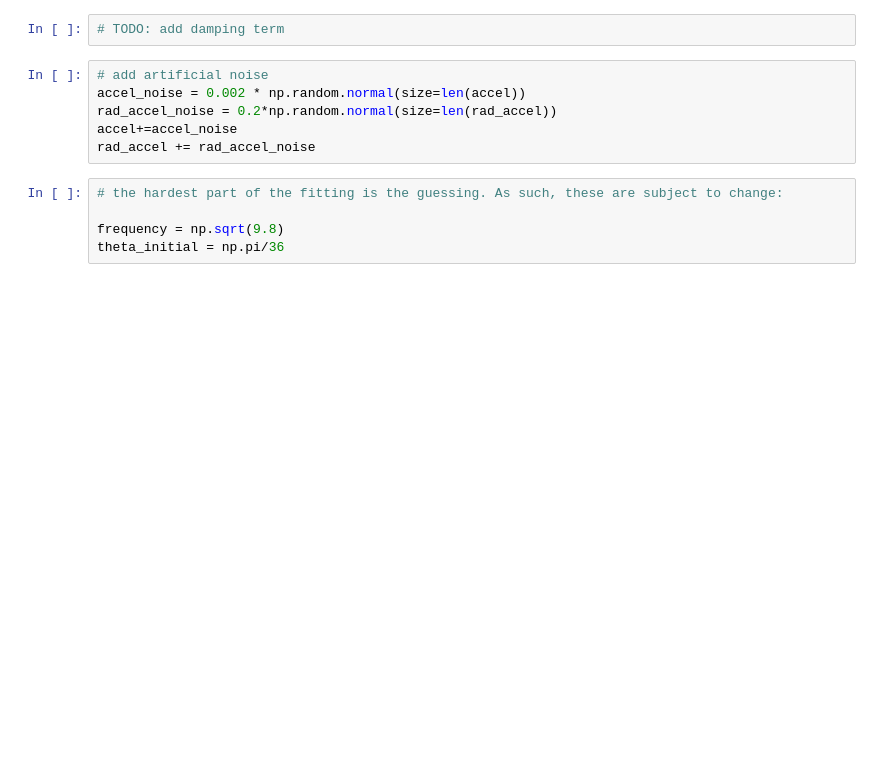
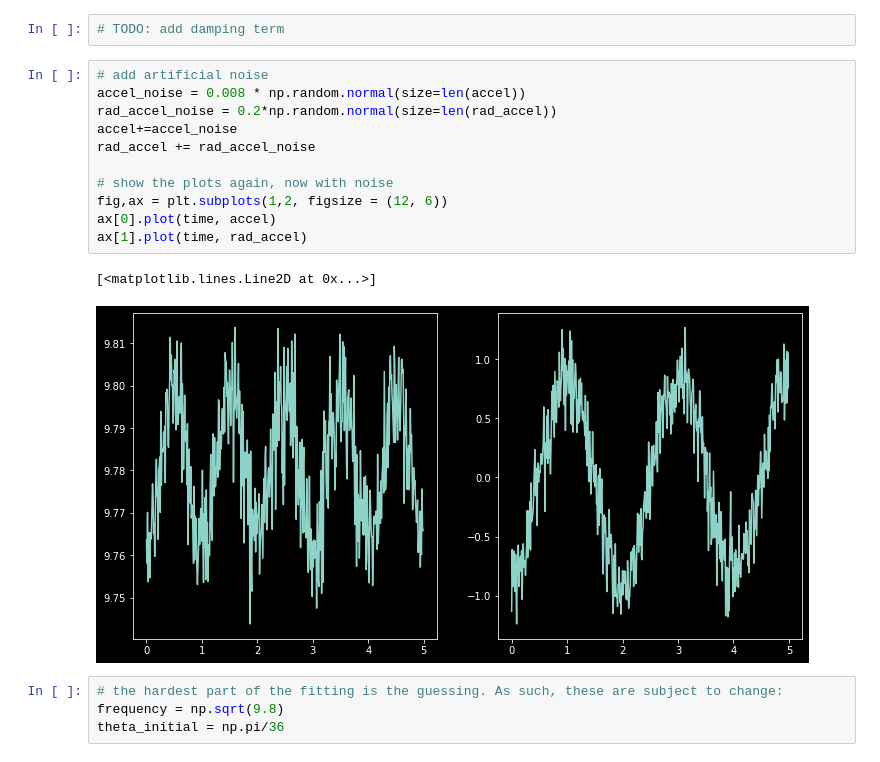
Before and after one commit to max-hanrahan/Pendulum-Calibration-Analysis, a Jupyter notebook: simulated_pendulum.ipynb, the cells around one changed output. Drawn from its saved outputs; the diff is of its cells as text; blank space fills up the shorter version.

```diff
--- a/simulated_pendulum.ipynb
+++ b/simulated_pendulum.ipynb
@@ -35,12 +45,19 @@ ax[1].plot(time, rad_accel)
 # TODO: add damping term
 # %%
 # add artificial noise
-accel_noise = 0.002 * np.random.normal(size=len(accel))
+accel_noise = 0.008 * np.random.normal(size=len(accel))
 rad_accel_noise = 0.2*np.random.normal(size=len(rad_accel))
 accel+=accel_noise
 rad_accel += rad_accel_noise
+
+# show the plots again, now with noise
+fig,ax = plt.subplots(1,2, figsize = (12, 6))
+ax[0].plot(time, accel)
+ax[1].plot(time, rad_accel)
+# %% [output]
+[<matplotlib.lines.Line2D at 0x...>]
+[figure, added]
 # %%
 # the hardest part of the fitting is the guessing. As such, these are subject to change:
-
 frequency = np.sqrt(9.8)
 theta_initial = np.pi/36
```
Also changed, not shown: parts of 9 cells of this notebook.
